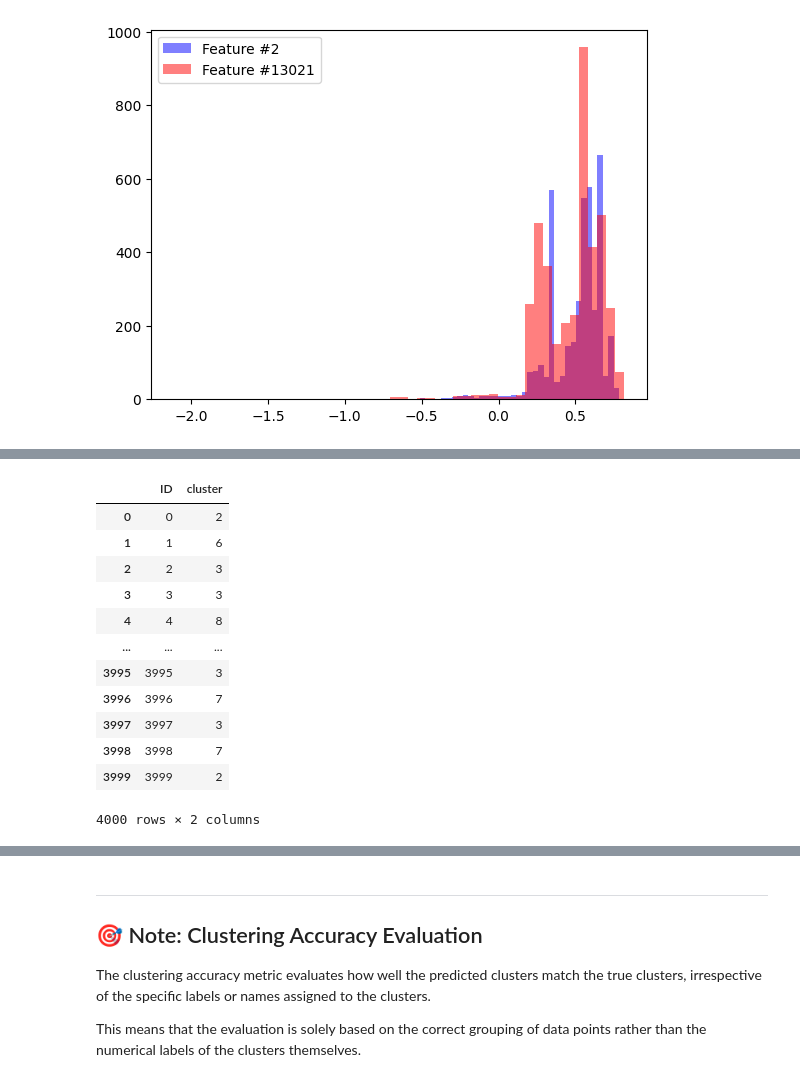
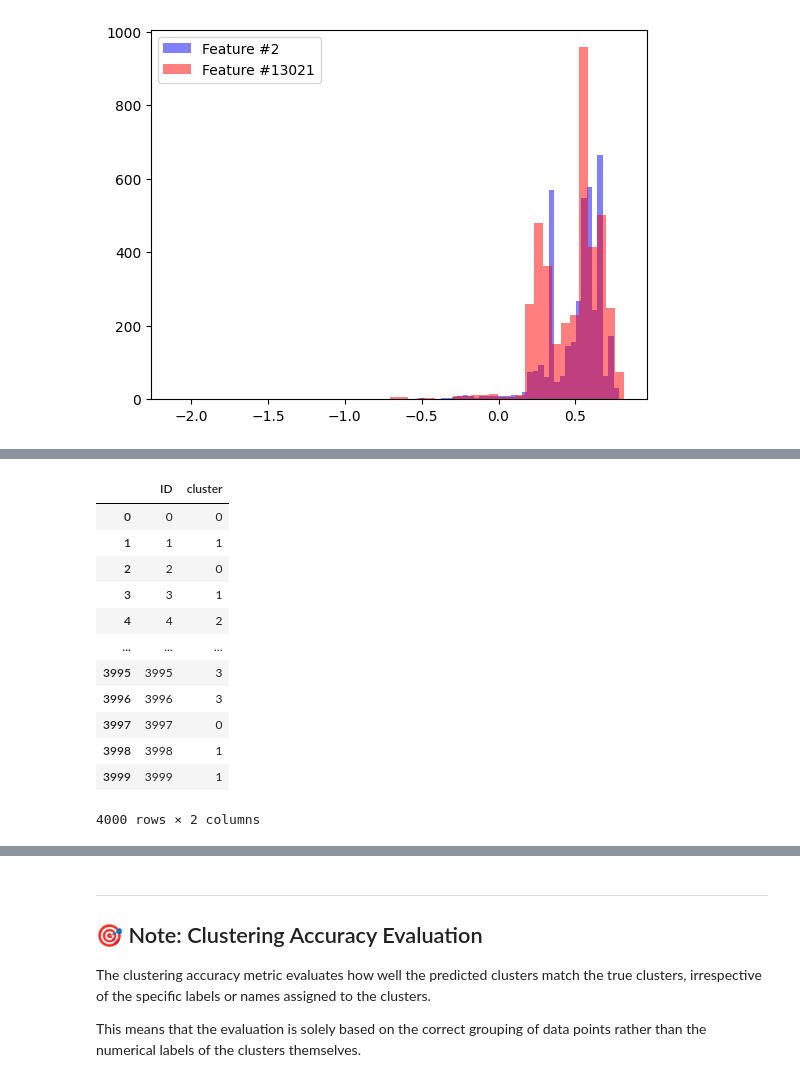
Before and after one commit to baardby/Intro-To-ML-Assignment-2, a Jupyter notebook: Chapter_2.ipynb, the cells around one changed output, grey strips where cells are left out. Saved outputs shown, nothing was run; the diff lists cells and outputs as text; code cells hidden in the pictures.

```diff
--- a/Chapter_2.ipynb
+++ b/Chapter_2.ipynb
@@ -314,6 +314,7 @@ import umap
 
 # Konverterer datasettet til numpy
 X = data.to_numpy()
+X = X[:, 1:]
 print(X.shape)
 
 # Finner PCA og reduserer til 3 dimensjoner for å se om det gir noen gode klynger
@@ -338,10 +339,10 @@ plt.show()
 #plt.show()
 
 # Finner en reduksjon med t-SNE
-tsne = TSNE(n_components=3, perplexity=10)
+tsne = TSNE(n_components=3, perplexity=50)
 sne_embedding = tsne.fit_transform(X)
 
-fig3 = plt.figure()
+fig3 = plt.figure(figsize=(9, 12))
 ax3 = fig3.add_subplot(projection='3d')
 ax3.view_init(elev=30, azim=10)
 ax3.scatter(sne_embedding[:, 0], sne_embedding[:, 1], sne_embedding[:, 2])
@@ -354,13 +355,15 @@ plt.show()
 from sklearn.cluster import DBSCAN
 
 # Visualiserer klyngene med DBSCAN
-dbscan = DBSCAN(eps=2, min_samples=5)
+dbscan = DBSCAN(eps=4, min_samples=20)
 clusters_id = dbscan.fit_predict(sne_embedding)
+#clusters_id = dbscan.fit_predict(embedding)
 print(clusters_id)
 
-fig3 = plt.figure()
+fig3 = plt.figure(figsize=(9, 12))
 ax3 = fig3.add_subplot(projection='3d')
 ax3.view_init(elev=30, azim=10)
 ax3.scatter(sne_embedding[:, 0], sne_embedding[:, 1], sne_embedding[:, 2], c=clusters_id)
+#ax3.scatter(embedding[:, 0], embedding[:, 1], embedding[:, 2], c=clusters_id)
 plt.show()
 # %% [output]
@@ -369,20 +372,25 @@ plt.show()
 # %%
 # To check your clustering, you need to assign the predicted cluster ids and submit it as a CSV file. The submission should be a CSV file with two columns: ID and cluster.
 # The ID column should contain the ID of the data point, and the cluster column should contain the cluster ID that the data point belongs to.
 # The cluster ID should be an integer. Current cluster IDs in sample_submission.csv are randomly generated.
 sample_submission = pd.read_csv('sample_submission.csv')
+
+sample_submission["cluster"] = clusters_id
+
+sample_submission.to_csv("sample_submission.csv", index=False)
+
 sample_submission
 # %% [output]
 |  | ID | cluster |
-| 0 | 0 | 2 |
-| 1 | 1 | 6 |
-| 2 | 2 | 3 |
-| 3 | 3 | 3 |
-| 4 | 4 | 8 |
+| 0 | 0 | 0 |
+| 1 | 1 | 1 |
+| 2 | 2 | 0 |
+| 3 | 3 | 1 |
+| 4 | 4 | 2 |
 | ... | ... | ... |
 | 3995 | 3995 | 3 |
-| 3996 | 3996 | 7 |
-| 3997 | 3997 | 3 |
-| 3998 | 3998 | 7 |
-| 3999 | 3999 | 2 |
+| 3996 | 3996 | 3 |
+| 3997 | 3997 | 0 |
+| 3998 | 3998 | 1 |
+| 3999 | 3999 | 1 |
 4000 rows × 2 columns
```
Also changed, not shown: parts of 5 cells of this notebook, 1 other file.
